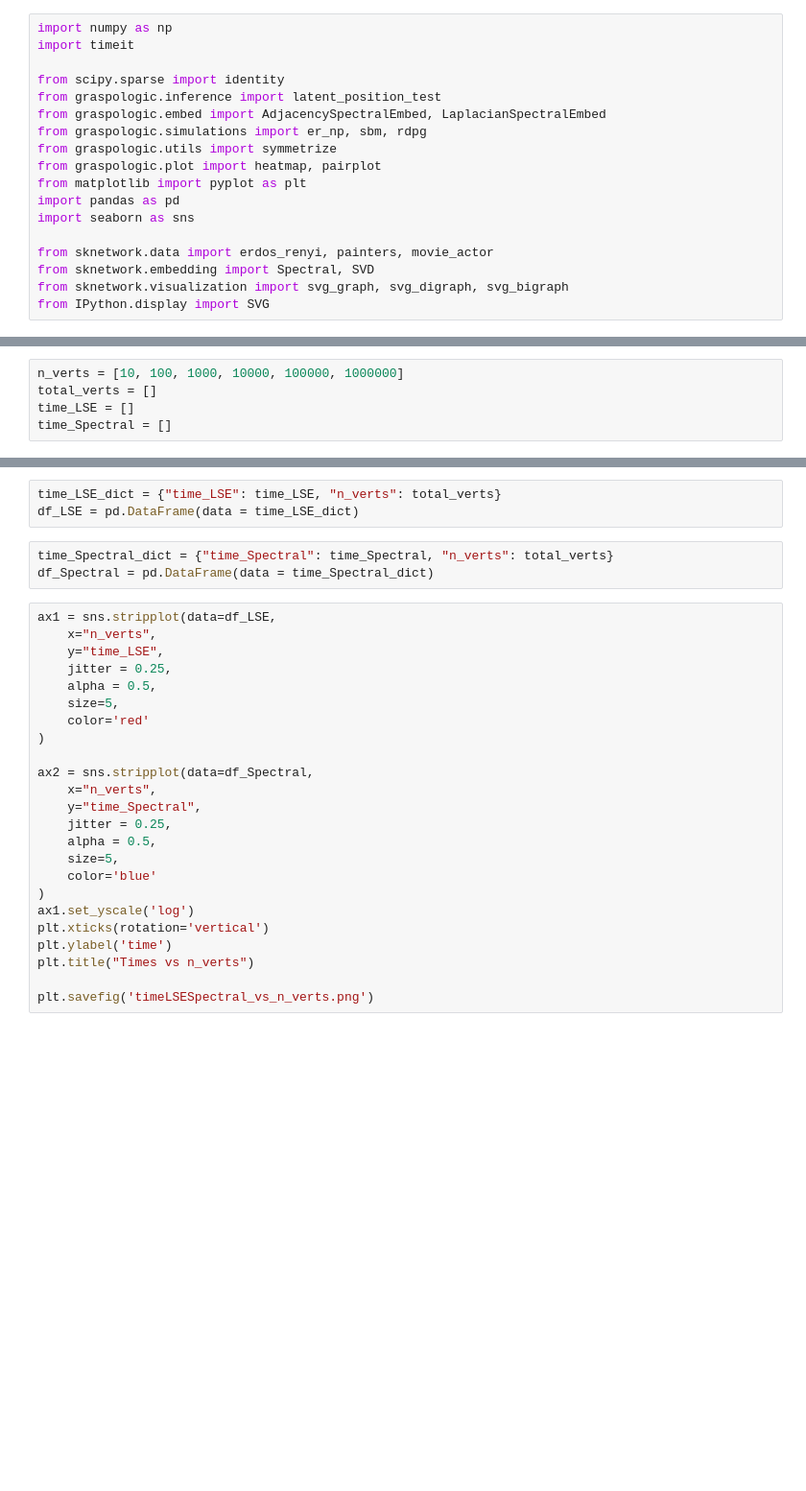
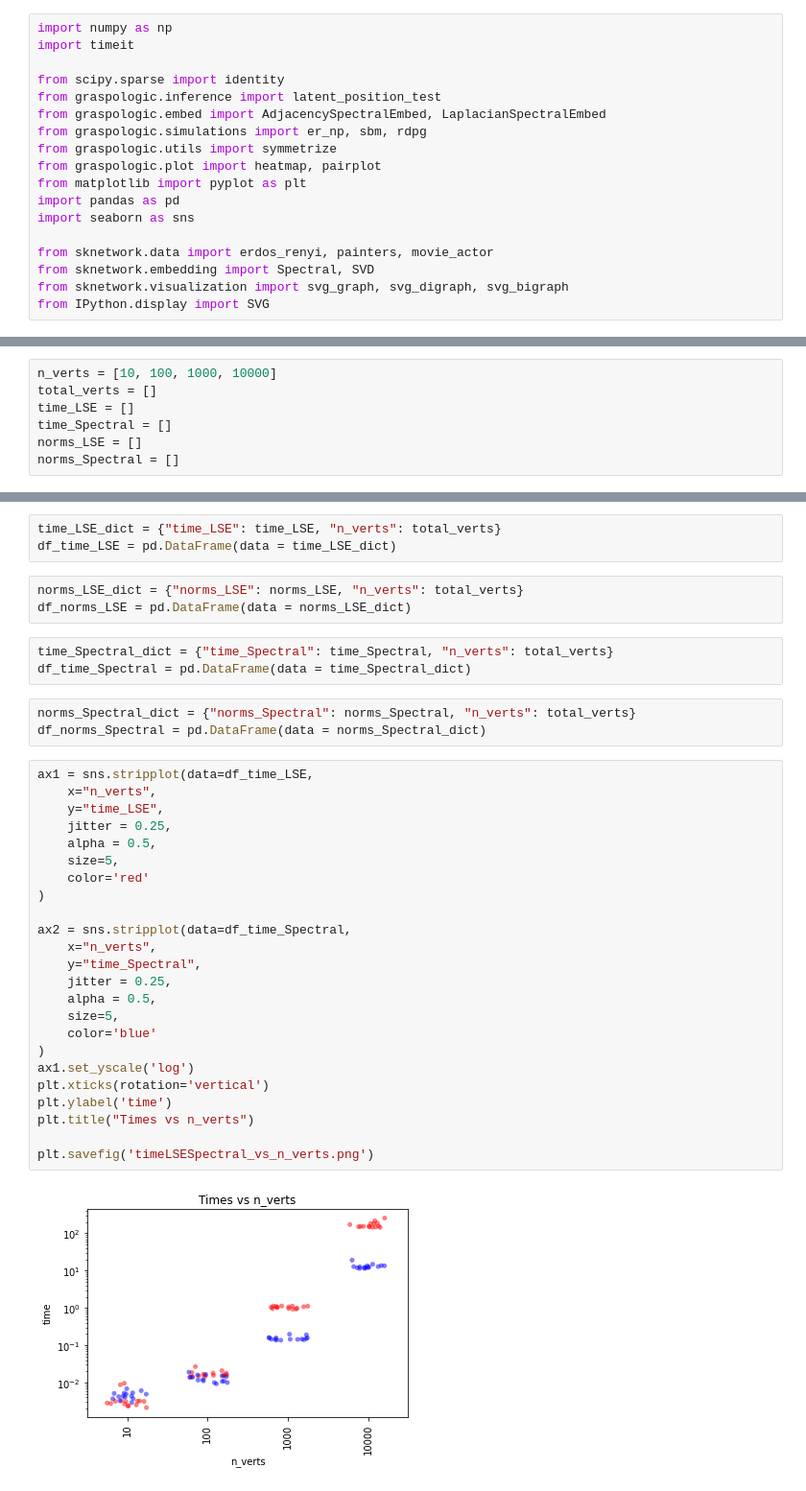
Before and after one commit to kareef928/graspologic-personal, a Jupyter notebook: notebooks/spectral-svd-sim.ipynb, the cells around one changed output, grey strips where cells are left out. Shown: that part at 96% size. Saved outputs shown, nothing was run; the diff lists cells and outputs as text; blank space fills up the shorter version.

```diff
--- a/notebooks/spectral-svd-sim.ipynb
+++ b/notebooks/spectral-svd-sim.ipynb
@@ -87,8 +171,10 @@ plt.savefig('timeASESVD_vs_n_verts.png')
 # %%
-n_verts = [10, 100, 1000, 10000, 100000, 1000000]
+n_verts = [10, 100, 1000, 10000]
 total_verts = []
 time_LSE = []
 time_Spectral = []
+norms_LSE = []
+norms_Spectral = []
 # %%
 for n in n_verts:
     for _ in range(15):
@@ -133,30 +233,38 @@ ArpackError: ARPACK error 3: No shifts could be applied during a cycle of the Im
 # %%
 time_LSE_dict = {"time_LSE": time_LSE, "n_verts": total_verts}
-df_LSE = pd.DataFrame(data = time_LSE_dict)
+df_time_LSE = pd.DataFrame(data = time_LSE_dict)
+# %%
+norms_LSE_dict = {"norms_LSE": norms_LSE, "n_verts": total_verts}
+df_norms_LSE = pd.DataFrame(data = norms_LSE_dict)
 # %%
 time_Spectral_dict = {"time_Spectral": time_Spectral, "n_verts": total_verts}
-df_Spectral = pd.DataFrame(data = time_Spectral_dict)
+df_time_Spectral = pd.DataFrame(data = time_Spectral_dict)
+# %%
+norms_Spectral_dict = {"norms_Spectral": norms_Spectral, "n_verts": total_verts}
+df_norms_Spectral = pd.DataFrame(data = norms_Spectral_dict)
 # %%
-ax1 = sns.stripplot(data=df_LSE,
+ax1 = sns.stripplot(data=df_time_LSE,
     x="n_verts",
     y="time_LSE",
     jitter = 0.25,
     alpha = 0.5,
     size=5,
     color='red'
 )
 
-ax2 = sns.stripplot(data=df_Spectral,
+ax2 = sns.stripplot(data=df_time_Spectral,
     x="n_verts",
     y="time_Spectral",
     jitter = 0.25,
     alpha = 0.5,
     size=5,
     color='blue'
 )
 ax1.set_yscale('log')
 plt.xticks(rotation='vertical')
 plt.ylabel('time')
 plt.title("Times vs n_verts")
 
 plt.savefig('timeLSESpectral_vs_n_verts.png')
+# %% [output]
+[figure, added]
```
Also changed, not shown: parts of 12 cells of this notebook, 5 other files.
